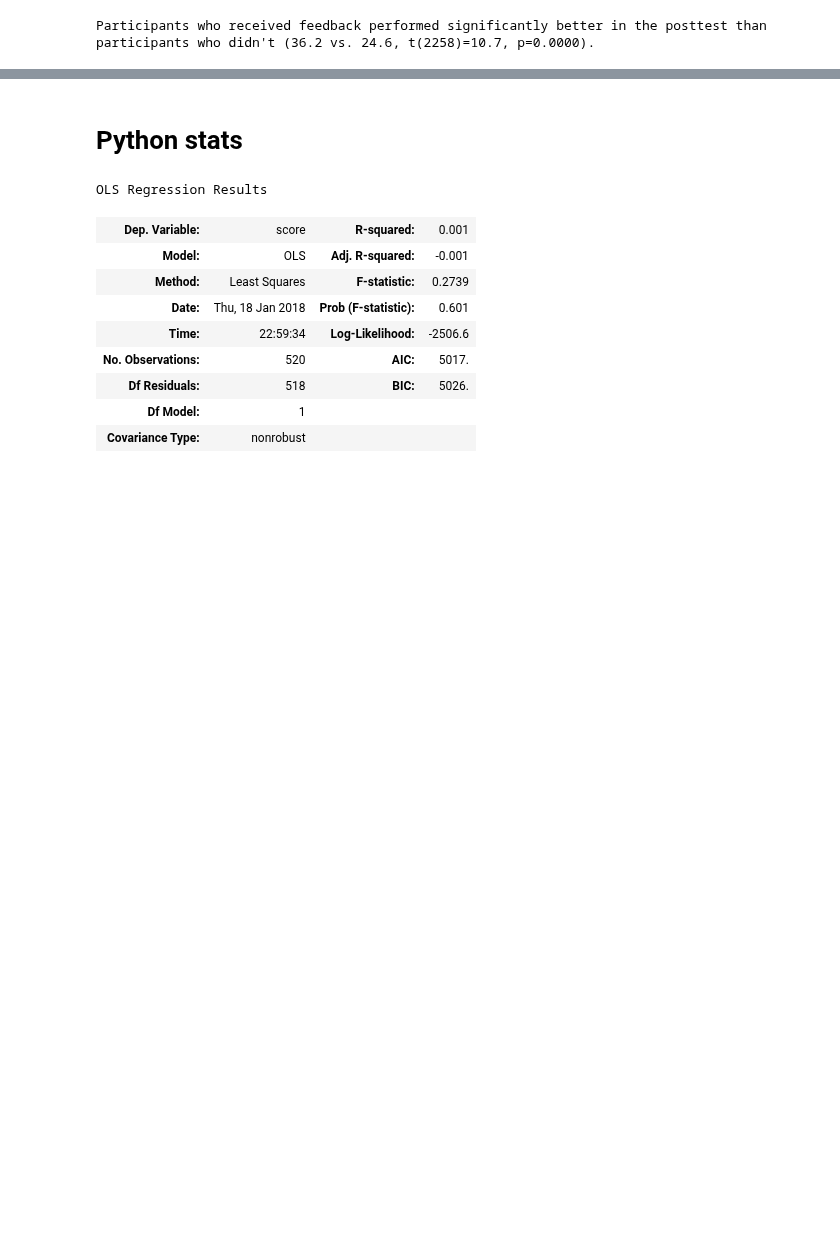
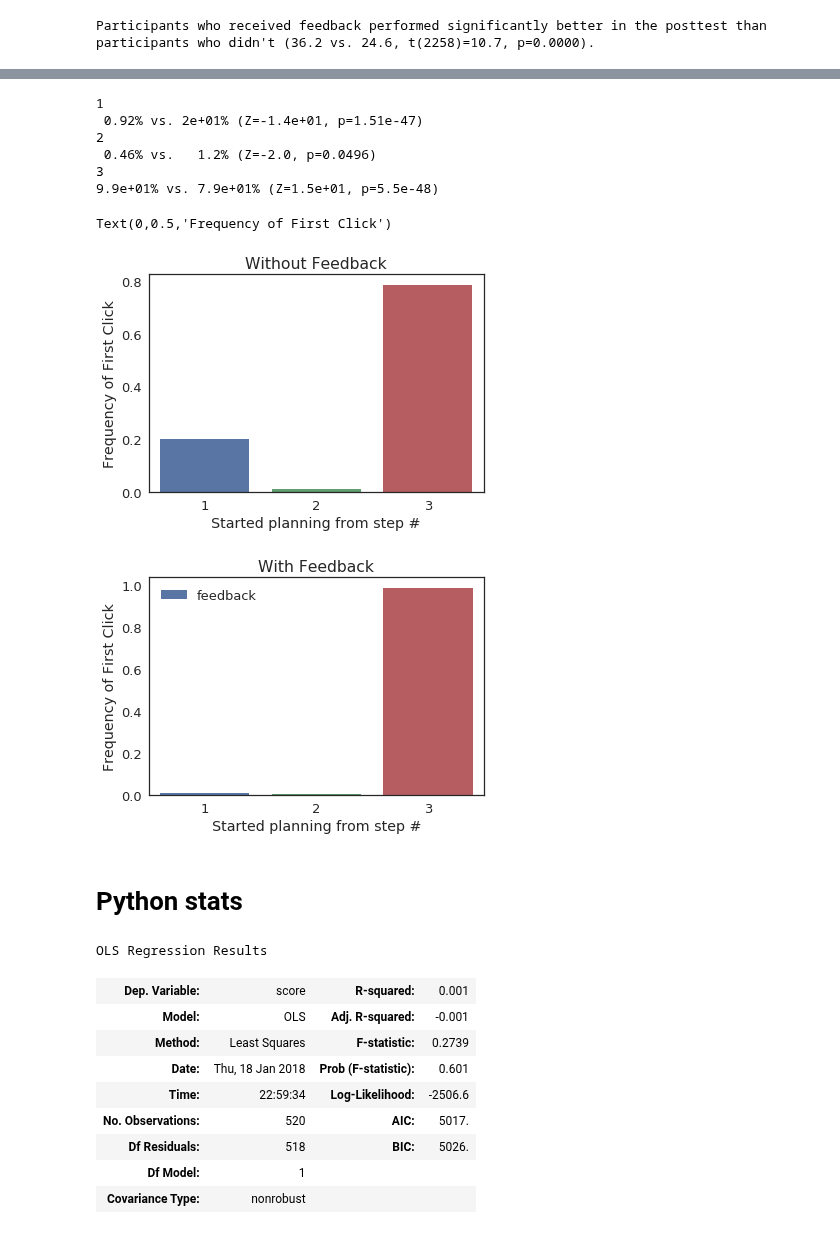
Before and after one commit to fredcallaway/planning, a Jupyter notebook: python/analyze_training_experiments.ipynb, the cells around one changed output, grey strips where cells are left out. Cells and saved outputs as stored; diff of their text form; code cells hidden in the pictures; blank space fills up the shorter version.

```diff
--- a/python/analyze_training_experiments.ipynb
+++ b/python/analyze_training_experiments.ipynb
@@ -143,3 +214,46 @@ print(n_control)
+# %%
+#todo: test if FB increased the frequency of backward planning beyond reducing the frequency of no planning
+
+click_levels = [1,2,3]
+
+rel_freq_FB = np.array([0.0,0.0,0.0])
+rel_freq_no_FB = np.array([0.0,0.0,0.0])
+
+z = dict()
+p = dict()
+
+for l in click_levels:
+    print(l)
+    rel_freq_FB[l-1] = float(nr_observations_by_level_FB[l])/float(np.sum(nr_observations_by_level_FB[1:]))
+    rel_freq_no_FB[l-1] = float(nr_observations_by_level_noFB[l])/float(np.sum(nr_observations_by_level_noFB[1:]))
+    counts = [nr_observations_by_level_FB[l], nr_observations_by_level_noFB[l]]
+    nobs = [np.sum(nr_observations_by_level_FB[1:]),np.sum(nr_observations_by_level_noFB[1:])]
+    z[l],p[l] = proportion.proportions_ztest(counts, nobs)
+    print('{:5.2}% vs. {:5.2}% (Z={:3.2}, p={:4.3})'.format(100*counts[0]/nobs[0], 100*counts[1]/nobs[1], z[l],p[l]))
+
+
+
+sns.barplot(x=[1,2,3],y=rel_freq_no_FB,label='no feedback')
+plt.xlabel('Started planning from step #')
+plt.title('Without Feedback')
+plt.ylabel('Frequency of First Click')
+
+plt.figure()
+sns.barplot(x=[1,2,3],y=rel_freq_FB,label='feedback')
+plt.legend()
+plt.xlabel('Started planning from step #')
+plt.title('With Feedback')
+plt.ylabel('Frequency of First Click')
+# %% [output]
+1
+ 0.92% vs. 2e+01% (Z=-1.4e+01, p=1.51e-47)
+2
+ 0.46% vs.   1.2% (Z=-2.0, p=0.0496)
+3
+9.9e+01% vs. 7.9e+01% (Z=1.5e+01, p=5.5e-48)
+Text(0,0.5,'Frequency of First Click')
+[figure, added]
+[figure, added]
 # %% [markdown]
 # Python stats
 # %%
```
Also changed, not shown: parts of 3 cells of this notebook.
